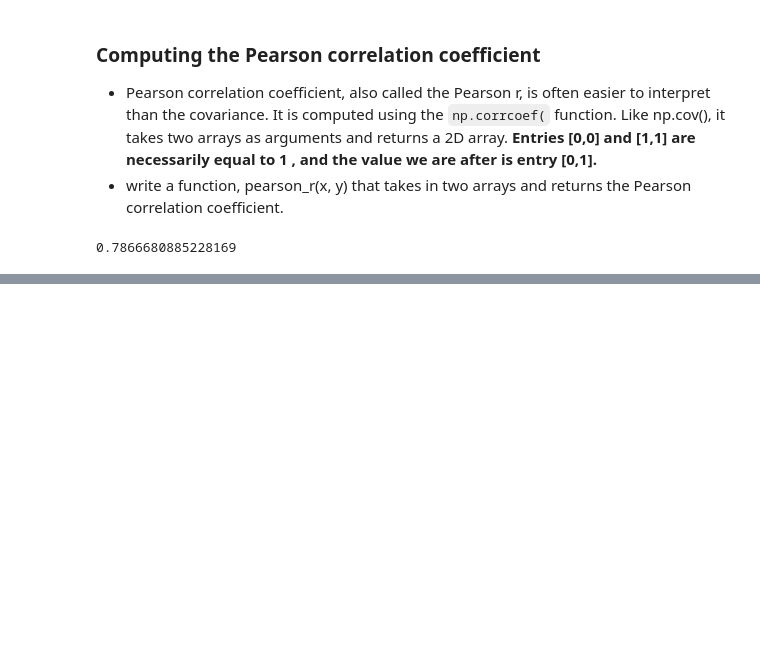
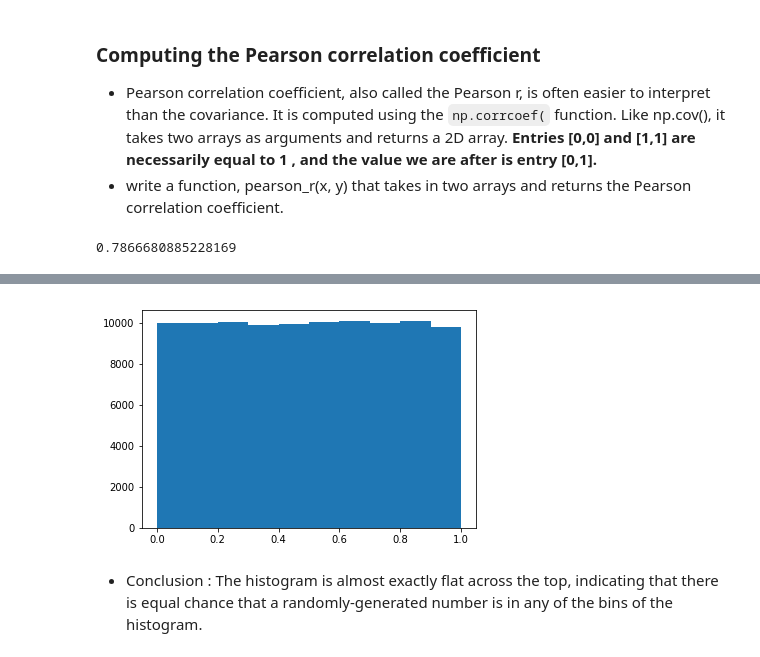
Before and after one commit to naikshubham/Statistics-for-Data-Science, a Jupyter notebook: Statistical Thinking in Python I/notebooks/EDA.ipynb, the cells around one changed output, grey strips where cells are left out. Cells and saved outputs as stored; diff of their text form; code cells hidden in the pictures; blank space fills up the shorter version.

```diff
--- a/Statistical Thinking in Python I/notebooks/EDA.ipynb
+++ b/Statistical Thinking in Python I/notebooks/EDA.ipynb
@@ -252,0 +256,20 @@ print(r)
+# %%
+# Seed the random number generator
+np.random.seed(42)
+
+# Initialize random numbers: random_numbers
+random_numbers = np.empty(100000)
+
+# Generate random numbers by looping over range(100000)
+for i in range(100000):
+    random_numbers[i] = np.random.random()
+
+# Plot a histogram
+_ = plt.hist(random_numbers)
+
+# Show the plot
+plt.show()
+# %% [output]
+[figure, added]
+# %% [markdown]
+- Conclusion  : The histogram is almost exactly flat across the top, indicating that there is equal chance that a randomly-generated number is in any of the bins of the histogram.
```
Also changed, not shown: parts of 2 cells of this notebook.
